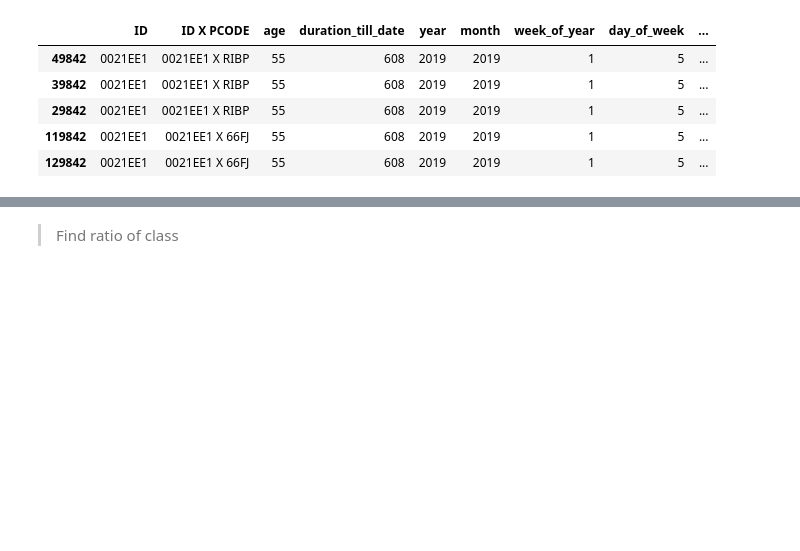
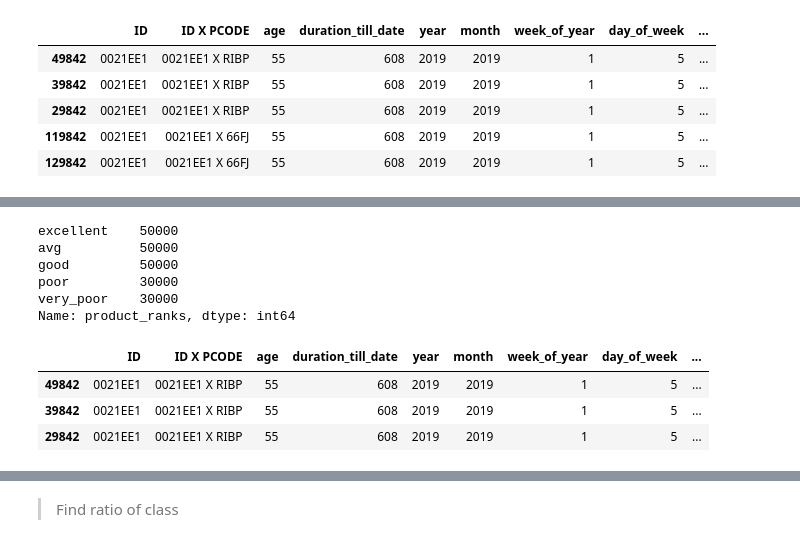
Before and after one commit to Patrick5455/Zimnat-Insurance-Challenge, a Jupyter notebook: modelling/modelling_notebook.ipynb, the cells around one changed output, grey strips where cells are left out. Cells and saved outputs as stored; diff of their text form; code cells hidden in the pictures; blank space fills up the shorter version.

```diff
--- a/modelling/modelling_notebook.ipynb
+++ b/modelling/modelling_notebook.ipynb
@@ -829,0 +867,16 @@ test_set.head(5)
+# %%
+test_set.product_ranks.value_counts()
+# %% [output]
+excellent    50000
+avg          50000
+good         50000
+poor         30000
+very_poor    30000
+Name: product_ranks, dtype: int64
+# %%
+test_set.head(3)
+# %% [output]
+|  | ID | ID X PCODE | age | duration_till_date | year | month | week_of_year | day_of_week | ... |
+| 49842 | 0021EE1 | 0021EE1 X RIBP | 55 | 608 | 2019 | 2019 | 1 | 5 | ... |
+| 39842 | 0021EE1 | 0021EE1 X RIBP | 55 | 608 | 2019 | 2019 | 1 | 5 | ... |
+| 29842 | 0021EE1 | 0021EE1 X RIBP | 55 | 608 | 2019 | 2019 | 1 | 5 | ... |
```
Also changed, not shown: parts of 25 cells of this notebook.
